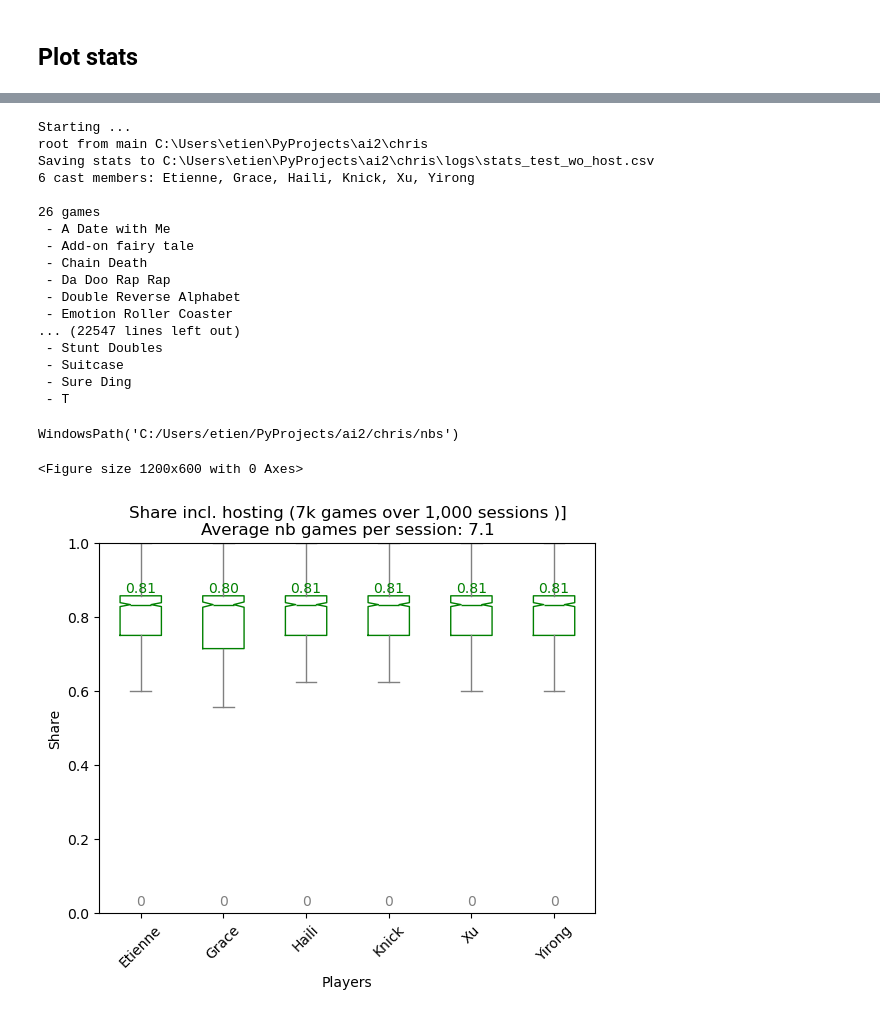
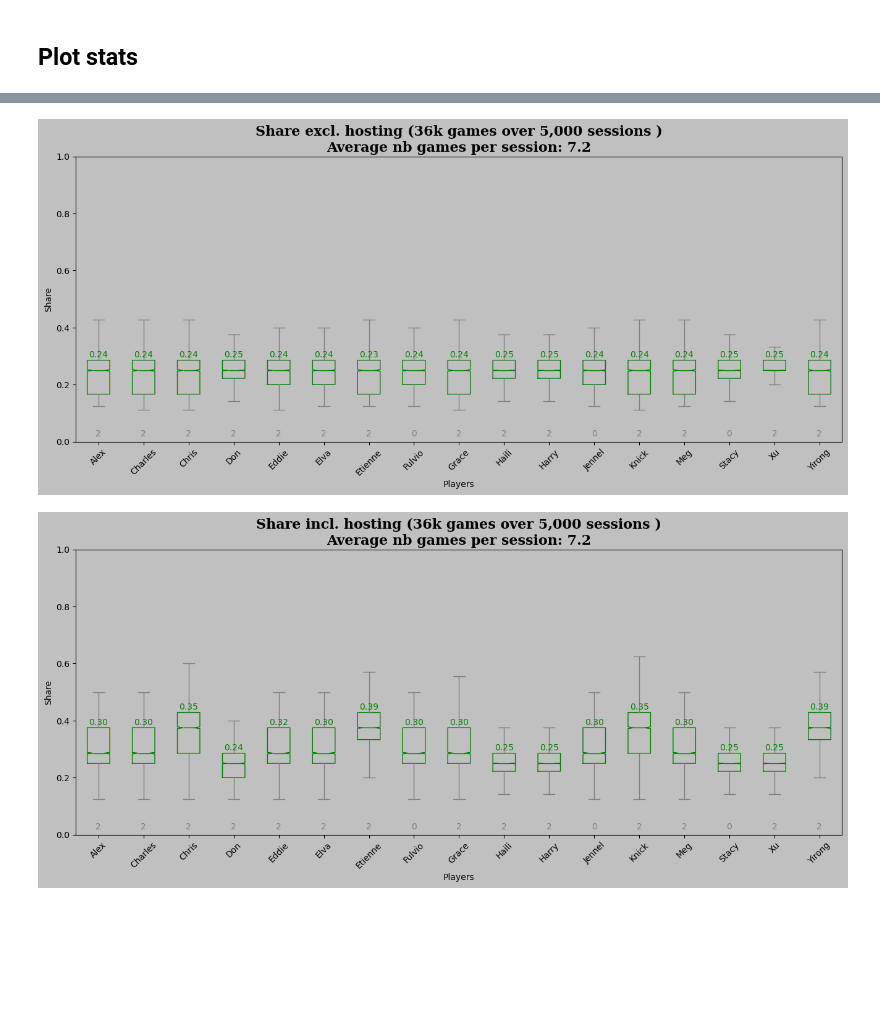
Before and after one commit to vtecftwy/improv_randomizer, a Jupyter notebook: nbs/0.01_review_player_stats.ipynb, the cells around one changed output, grey strips where cells are left out. Drawn from its saved outputs; the diff is of its cells as text; code cells hidden in the pictures; blank space fills up the shorter version.

```diff
--- a/nbs/0.01_review_player_stats.ipynb
+++ b/nbs/0.01_review_player_stats.ipynb
@@ -198,51 +198,43 @@ run one of the following command in the CLI first with selected number of sessio
 - `python test_player_stats.py --nb-sessions 10000`
 - `python test_player_stats.py --nb-sessions 10000 --with-hosting`
 # %%
-current_dir = Path().resolve()
-if current_dir.name == 'nbs':
-    os.chdir(current_dir.parent)
-elif  current_dir.name == 'chris':
-    pass
-else:
-    raise FileNotFoundError('Please run this notebook from the nbs or chris directory.')
+RUN_IN_NOTEBOOK = False
 
-! python test_player_stats.py --nb-sessions 1000 --with-hosting
+if RUN_IN_NOTEBOOK:
 
-os.chdir(current_dir)
+    current_dir = Path().resolve()
+    if current_dir.name == 'nbs':
+        os.chdir(current_dir.parent)
+    elif  current_dir.name == 'chris':
+        pass
+    else:
+        raise FileNotFoundError('Please run this notebook from the nbs or chris directory.')
+
+    ! python test_player_stats.py --nb-sessions 1000 --with-hosting
+
+    os.chdir(current_dir)
-# %% [output]
-Starting ...
-root from main C:\Users\etien\PyProjects\ai2\chris
-Saving stats to C:\Users\etien\PyProjects\ai2\chris\logs\stats_test_wo_host.csv
-6 cast members: Etienne, Grace, Haili, Knick, Xu, Yirong
-
-26 games
- - A Date with Me
- - Add-on fairy tale
- - Chain Death
- - Da Doo Rap Rap
- - Double Reverse Alphabet
- - Emotion Roller Coaster
-... (22547 lines left out)
- - Stunt Doubles
- - Suitcase
- - Sure Ding
- - T
 # %%
-def plot_boxplot(df, exclusions=None, title=None):
+def plot_boxplot(df, exclusions=None, title=None, figsize=(12, 6)):
 
-    plt.figure(figsize=(12, 6));
+    fig, ax = plt.subplots(1,1,figsize=figsize)
+    bg_color = 'silver'
+    fig.patch.set_facecolor(bg_color)
+    ax.set_facecolor(bg_color)
     boxplot = df.plot(
+        ax=ax,
         kind='box',
         notch=True,
         sym='',
-        # title='Average share of games played',
         color=dict(boxes='green', whiskers='gray', medians='green', caps='gray')
         )
+
     means = df.mean(axis=0)
     boxplot_stats = df.describe().T
     third_quartiles = boxplot_stats['75%']
+
     for i, (m, q3) in enumerate(zip(means, third_quartiles)):
         y_pos = 0.01
+        # add annotation for mean value
         plt.annotate(
             f'{m:.2f}',
             xy=(i + 1, m),
@@ -253,6 +245,7 @@ def plot_boxplot(df, exclusions=None, title=None):
 
     for i, nb_excl in enumerate(exclusions):
         y_pos = 0.02
+        # add annnotation nb exclusions
         plt.annotate(
             f'{nb_excl}',
             xy=(i + 1, y_pos),
@@ -262,27 +255,35 @@ def plot_boxplot(df, exclusions=None, title=None):
         )
 
     if title:
-        plt.title(title)
+        title_font = {'family': 'serif', 'color': 'black', 'weight': 'bold', 'size': 16}
+        ax.set_title(title, fontdict=title_font)
     boxplot.set_xlabel('Players')
     boxplot.set_ylabel('Share')
     boxplot.set_ylim(0, 1)
 
     plt.xticks(rotation=45)
     plt.show();
-# %%
-Path().resolve()
-# %% [output]
-WindowsPath('C:/Users/etien/PyProjects/ai2/chris/nbs')
+# %%
+p2stats_wo_host = Path('../logs/stats_test_wo_host.csv')
+if p2stats_wo_host.exists():
+    df = pd.read_csv(p2stats_wo_host, index_col=0).loc[:, ['Games'] + cast].iloc[1:, :]
+    mean_nb_games = df.Games.mean()
+    players = list(df.columns)
+    players.remove('Games')
+    share_wo = df.loc[:, players].div(df['Games'], axis=0)
+    title = f'Share excl. hosting ({df["Games"].sum()//1000:,d}k games over {df.shape[0]:,d} sessions )' + '\n' + f'Average nb games per session: {mean_nb_games:.1f}'
+    plot_boxplot(share_wo, exclusions=game_exlusion_summary, title=title, figsize=(16,6));
+# %% [output]
+[figure, added]
 # %%
 p2stats_w_host = Path('../logs/stats_test_w_host.csv')
 if  p2stats_w_host.exists():
     df = pd.read_csv(p2stats_w_host, index_col=0).loc[:, ['Games'] + cast].iloc[1:, :]
     mean_nb_games = df['Games'].mean()
     players = list(df.columns)
     players.remove('Games')
     share_w = df.loc[:, players].div(df['Games'], axis=0)
-    title = f'Share incl. hosting ({df["Games"].sum()//1000:,d}k games over {df.shape[0]:,d} sessions )' + ']\n' + f'Average nb games per session: {mean_nb_games:.1f}'
-    plot_boxplot(share_w, exclusions=game_exlusion_summary, title=title)
+    title = f'Share incl. hosting ({df["Games"].sum()//1000:,d}k games over {df.shape[0]:,d} sessions )' + '\n' + f'Average nb games per session: {mean_nb_games:.1f}'
+    plot_boxplot(share_w, exclusions=game_exlusion_summary, title=title, figsize=(16,6));
 # %% [output]
-<Figure size 1200x600 with 0 Axes>
-[figure, old version]
+[figure, new version]
```
Also changed, not shown: parts of 3 cells of this notebook.
